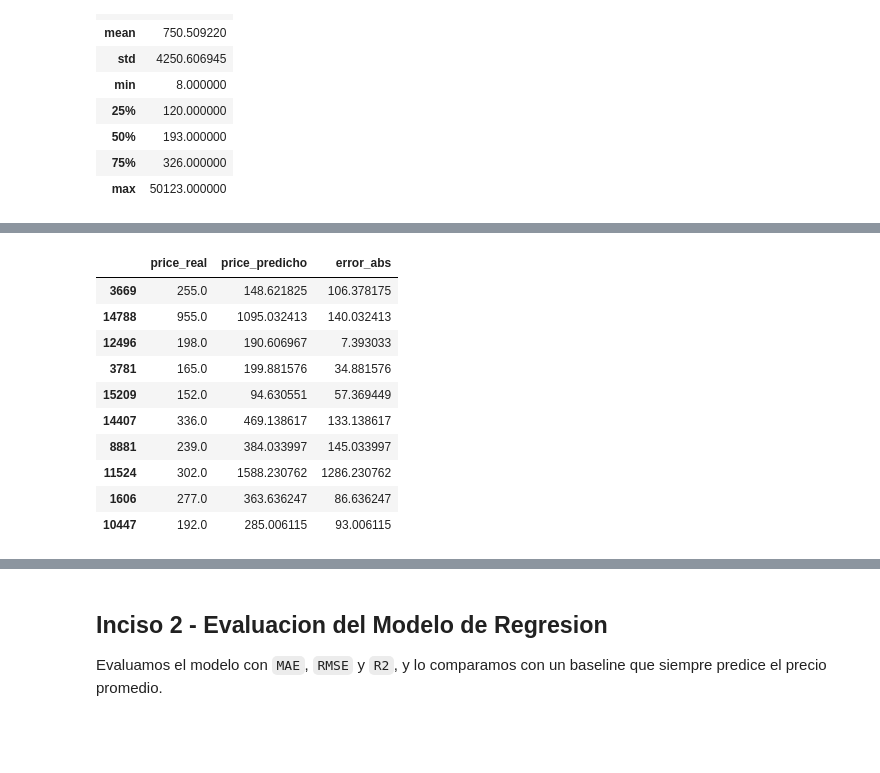
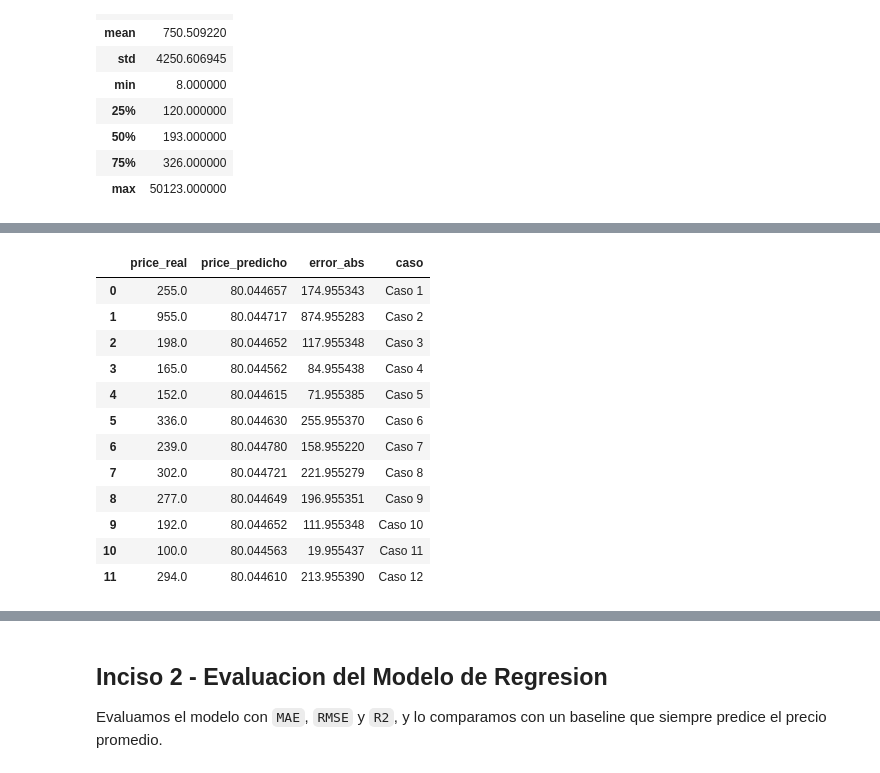
Before and after one commit to nicoCT04/lab5-MD, a Jupyter notebook: lab5_naive_bayes.ipynb, the cells around one changed output, grey strips where cells are left out. Saved outputs shown, nothing was run; the diff lists cells and outputs as text; code cells hidden in the pictures; blank space fills up the shorter version.

Commit message:
comparaciones

```diff
--- a/lab5_naive_bayes.ipynb
+++ b/lab5_naive_bayes.ipynb
@@ -118,6 +121,7 @@ excluded_features = {
     "scrape_id",
     "host_id",
     "estimated_occupancy_l365d",
+    "estimated_revenue_l365d",
 }
 
 feature_columns = [
@@ -175,44 +180,48 @@ Como `scikit-learn` no incluye un regresor de Naive Bayes nativo, implementamos
 # %%
-class GaussianNaiveBayesRegressor:
-    def __init__(self, epsilon: float = 1e-6):
-        self.epsilon = epsilon
+class QuantileNaiveBayesRegressor:
+    def __init__(self, n_bins: int = 5, var_smoothing: float = 1e-8):
+        self.n_bins = n_bins
+        self.var_smoothing = var_smoothing
 
     def fit(self, X: np.ndarray, y: np.ndarray):
         X = np.asarray(X, dtype=float)
         y = np.asarray(y, dtype=float).ravel()
 
-        self.mu_y_ = y.mean()
-        self.var_y_ = max(y.var(ddof=1), self.epsilon)
+        n_unique = np.unique(y).size
+        self.n_bins_ = min(self.n_bins, max(2, n_unique))
 
-        y_centered = y - self.mu_y_
-        x_means = X.mean(axis=0)
-        cov_xy = (y_centered[:, None] * (X - x_means)).sum(axis=0) / max(len(y) - 1, 1)
+        y_bins, self.bin_edges_ = pd.qcut(
+            pd.Series(y),
+            q=self.n_bins_,
+            labels=False,
+            retbins=True,
+            duplicates="drop",
+        )
+        y_bins = np.asarray(y_bins, dtype=int)
 
-        self.beta_ = cov_xy / self.var_y_
-        self.alpha_ = x_means - self.beta_ * self.mu_y_
+        self.model_ = GaussianNB(var_smoothing=self.var_smoothing)
+        self.model_.fit(X, y_bins)
 
-        residuals = X - (self.alpha_[None, :] + np.outer(y, self.beta_))
-        self.sigma2_ = residuals.var(axis=0, ddof=1)
-        self.sigma2_ = np.where(self.sigma2_ < self.epsilon, self.epsilon, self.sigma2_)
-
-        self.posterior_precision_ = (1.0 / self.var_y_) + np.sum((self.beta_ ** 2) / self.sigma2_)
+        self.classes_ = self.model_.classes_
+        self.class_value_medians_ = np.array(
+            [np.median(y[y_bins == class_id]) for class_id in self.classes_]
+        )
         return self
 
     def predict(self, X: np.ndarray) -> np.ndarray:
         X = np.asarray(X, dtype=float)
-        posterior_mean_num = (self.mu_y_ / self.var_y_) + np.sum(
-            (self.beta_ * (X - self.alpha_)) / self.sigma2_,
-            axis=1,
-        )
-        return posterior_mean_num / self.posterior_precision_
+        class_probabilities = self.model_.predict_proba(X)
+        return class_probabilities @ self.class_value_medians_
 
 
-nb_regressor = GaussianNaiveBayesRegressor()
+nb_regressor = QuantileNaiveBayesRegressor(n_bins=5, var_smoothing=1e-8)
 nb_regressor.fit(X_train_imp, y_train_log)
 
 y_pred_log = nb_regressor.predict(X_test_imp)
 y_pred_price = np.clip(np.expm1(y_pred_log), 0, None)
 y_test_price = np.expm1(y_test_log)
+
+print(f"Intervalos usados para Naive Bayes: {nb_regressor.n_bins_}")
 
 results_df = pd.DataFrame(
     {
@@ -222,5 +231,25 @@ results_df = pd.DataFrame(
 )
 results_df["error_abs"] = (results_df["price_real"] - results_df["price_predicho"]).abs()
 
-display(results_df.sample(10, random_state=RANDOM_STATE))
+visual_sample = results_df.sample(12, random_state=RANDOM_STATE).reset_index(drop=True)
+visual_sample["caso"] = [f"Caso {i + 1}" for i in range(len(visual_sample))]
+
+display(visual_sample)
+
+fig, ax = plt.subplots(figsize=(12, 5))
+x = np.arange(len(visual_sample))
+width = 0.38
+
+ax.bar(x - width / 2, visual_sample["price_real"], width, label="Real", color="steelblue")
+ax.bar(x + width / 2, visual_sample["price_predicho"], width, label="Predicho", color="salmon")
+
+ax.set_title("Comparacion de precios reales vs predichos en casos de muestra")
+ax.set_xlabel("Casos")
+ax.set_ylabel("Precio")
+ax.set_xticks(x)
+ax.set_xticklabels(visual_sample["caso"], rotation=30)
+ax.legend()
+
+plt.tight_layout()
+plt.show()
 # %% [output]
@@ -227,11 +257,13 @@ display(results_df.sample(10, random_state=RANDOM_STATE))
-|  | price_real | price_predicho | error_abs |
-| 3669 | 255.0 | 148.621825 | 106.378175 |
-| 14788 | 955.0 | 1095.032413 | 140.032413 |
-| 12496 | 198.0 | 190.606967 | 7.393033 |
-| 3781 | 165.0 | 199.881576 | 34.881576 |
-| 15209 | 152.0 | 94.630551 | 57.369449 |
-| 14407 | 336.0 | 469.138617 | 133.138617 |
-| 8881 | 239.0 | 384.033997 | 145.033997 |
-| 11524 | 302.0 | 1588.230762 | 1286.230762 |
-| 1606 | 277.0 | 363.636247 | 86.636247 |
-| 10447 | 192.0 | 285.006115 | 93.006115 |
+|  | price_real | price_predicho | error_abs | caso |
+| 0 | 255.0 | 80.044657 | 174.955343 | Caso 1 |
+| 1 | 955.0 | 80.044717 | 874.955283 | Caso 2 |
+| 2 | 198.0 | 80.044652 | 117.955348 | Caso 3 |
+| 3 | 165.0 | 80.044562 | 84.955438 | Caso 4 |
+| 4 | 152.0 | 80.044615 | 71.955385 | Caso 5 |
+| 5 | 336.0 | 80.044630 | 255.955370 | Caso 6 |
+| 6 | 239.0 | 80.044780 | 158.955220 | Caso 7 |
+| 7 | 302.0 | 80.044721 | 221.955279 | Caso 8 |
+| 8 | 277.0 | 80.044649 | 196.955351 | Caso 9 |
+| 9 | 192.0 | 80.044652 | 111.955348 | Caso 10 |
+| 10 | 100.0 | 80.044563 | 19.955437 | Caso 11 |
+| 11 | 294.0 | 80.044610 | 213.955390 | Caso 12 |
```
Also changed, not shown: parts of 11 cells of this notebook, 1 other file.
